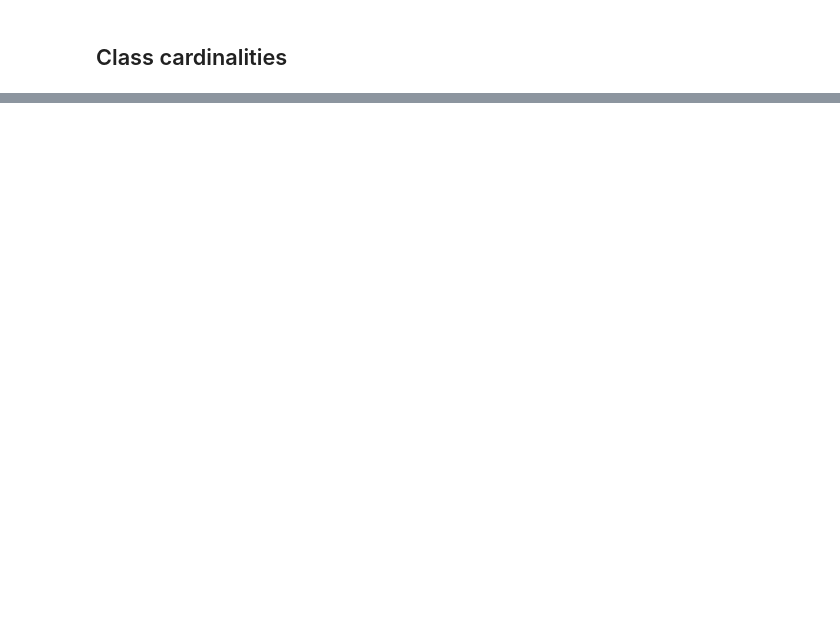
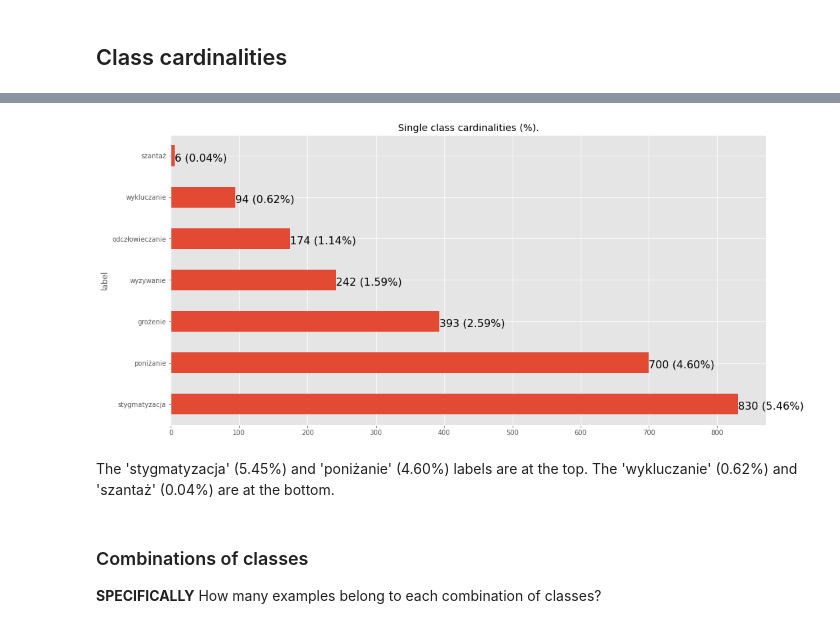
Before and after one commit to kaluzny1995/HSD2.0, a Jupyter notebook: 03. InitialDataAnalysis.ipynb, the cells around one changed output, grey strips where cells are left out. Drawn from its saved outputs; the diff is of its cells as text; code cells hidden in the pictures; blank space fills up the shorter version.

```diff
--- a/03. InitialDataAnalysis.ipynb
+++ b/03. InitialDataAnalysis.ipynb
@@ -144,0 +121,3 @@ df_combined.head(2)
+# %%
+df_combined = df_combined[COMBINED_COLS]
+df_combined.head(2)
@@ -937,0 +136,10 @@ df_topic_pac_scores.head(2)
+# %%
+def classes(df, convert_null=False):
+    df_c = df[LABELS]
+    if convert_null:
+        df_c = df_c.notnull().astype('int')
+
+    return df_c
+
+df_classes = classes(df_combined, convert_null=True)
+df_classes.head(2)
@@ -937,0 +150,19 @@ df_topic_pac_scores.head(2)
+# %%
+def class_single_cards(df_c):
+    df = df_c[df_c.columns]
+
+    df['total'] = np.ones(len(df_c), dtype=np.int32)
+    srs_c = df.sum().sort_values(ascending=False)
+    srs_perc = pd.Series(srs_c/len(df)*100).sort_values(ascending=False)
+
+    df_sc = pd.DataFrame({
+        'label': srs_c.index,
+        'cardinality': srs_c.values,
+        '%': srs_perc.values
+    })
+    df_sc = df_sc.set_index('label')
+
+    return df_sc
+
+df_single_cards = class_single_cards(df_classes)
+df_single_cards
@@ -937,0 +180,17 @@ df_topic_pac_scores.head(2)
+# %%
+def single_cardinalities_bar(df_sc, title='Single class cardinalities (%).'):
+    ax = df_sc['cardinality'][1:].plot(kind='barh', figsize=(16, 8))
+    for p, perc in zip(ax.patches, df_sc['%'][1:]):
+        plt.text(p.get_width(), p.get_y()+0.25*p.get_height(), f'{p.get_width()} ({perc:1.2f}%)', fontsize=16)
+
+    plt.title(title)
+    plt.show()
+
+single_cardinalities_bar(df_single_cards)
+# %% [output]
+[figure, added]
+# %% [markdown]
+The 'stygmatyzacja' (5.45%) and 'poniżanie' (4.60%) labels are at the top. The 'wykluczanie' (0.62%) and 'szantaż' (0.04%) are at the bottom.
+# %% [markdown]
+### Combinations of classes
+**SPECIFICALLY** How many examples belong to each combination of classes?
```
Also changed, not shown: parts of 123 cells of this notebook, 7 other files.
